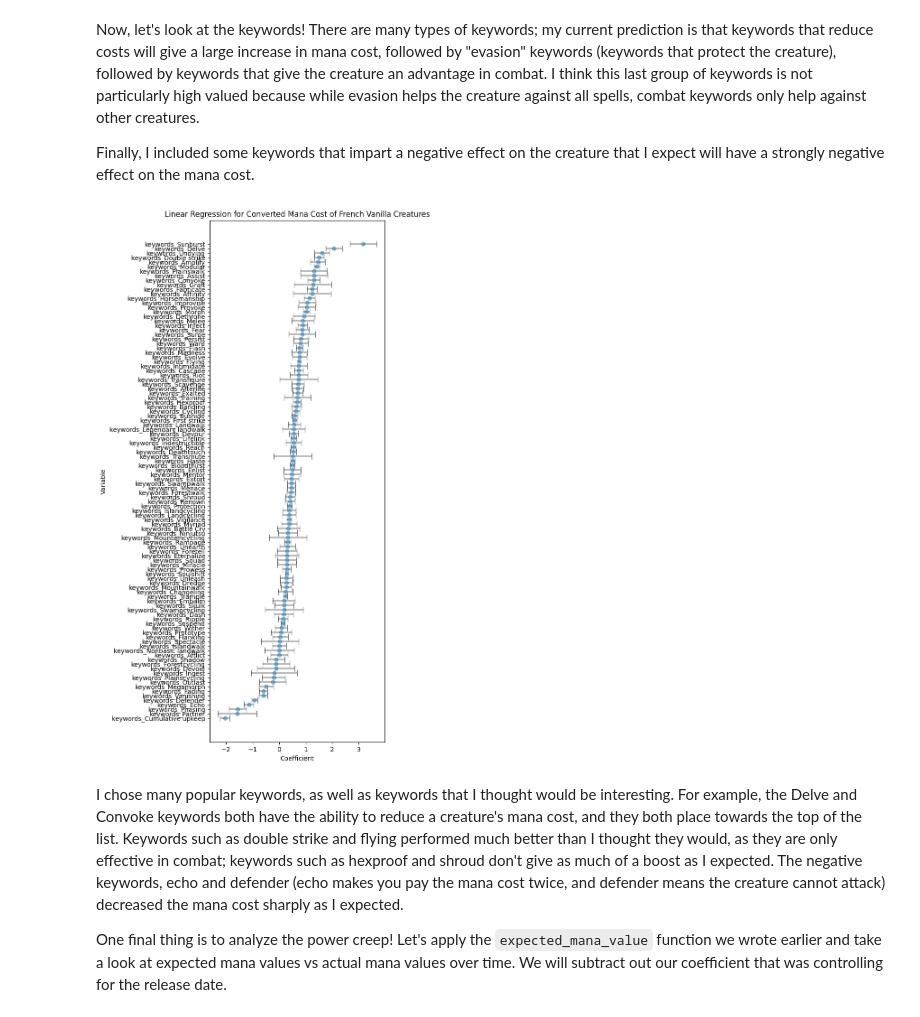
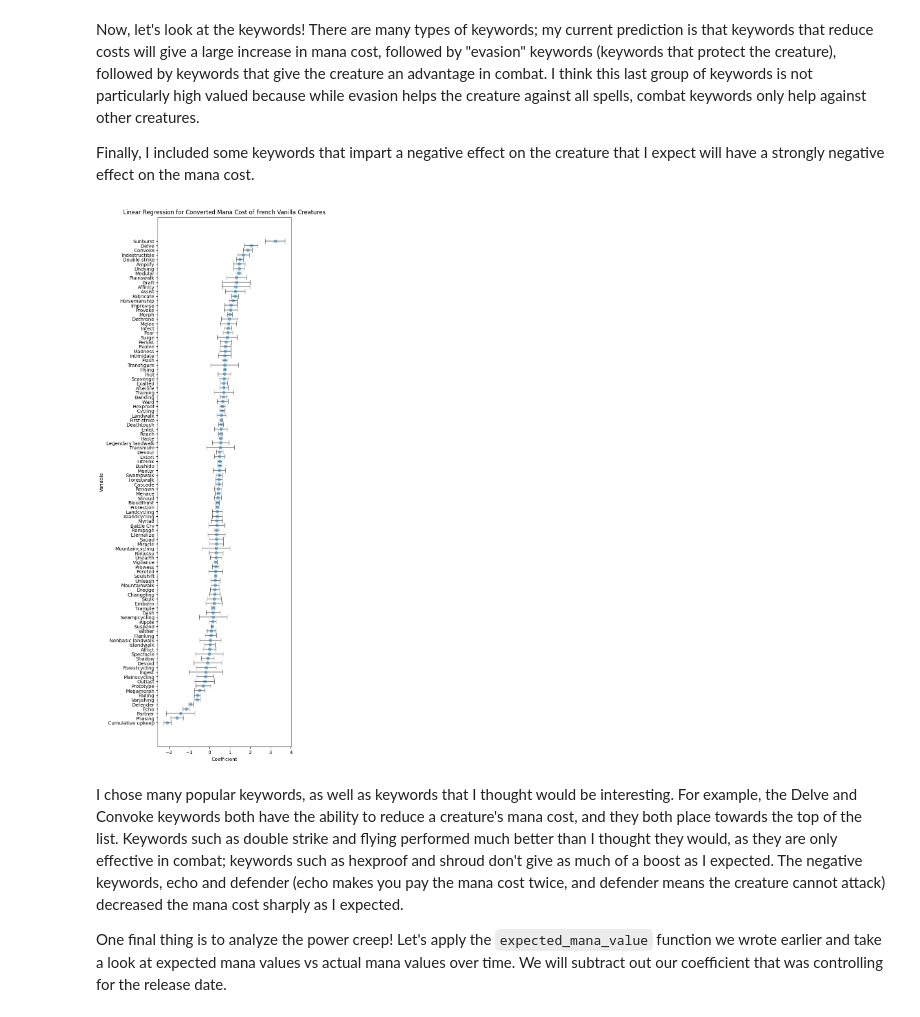
Before and after one commit to Innoviox/mtg-analyzer, a Jupyter notebook: mtganalyzer.ipynb, the cells around one changed output. Cells and saved outputs as stored; diff of their text form; code cells hidden in the pictures.

```diff
--- a/mtganalyzer.ipynb
+++ b/mtganalyzer.ipynb
@@ -486,7 +481,10 @@ Name: ability_text, dtype: object
+# %%
+fv_one_hot_df[fv_one_hot_df['name'].str.contains("Konda, ")]['ability_text']
+fv_one_hot_df = fv_one_hot_df[~fv_one_hot_df['name'].str.contains("Impervious Greatwurm")]
 # %% [markdown]
 Let's run the regression! I'm going to handpick some keywords to show off. I predict similar things to the vanilla dataframe for the other variables, but we'll regress on them too.
 # %%
-X = fv_one_hot_df.drop(columns=['name', 'cmc', 'ability_text'])
+X = fv_one_hot_df.drop(columns=['name', 'cmc', 'ability_text', 'rarity_common'])
 X = sm.add_constant(X)
 y = fv_one_hot_df['cmc']
 
@@ -638,18 +636,18 @@ Now, let's look at the keywords! There are many types of keywords; my current pr
 
 Finally, I included some keywords that impart a negative effect on the creature that I expect will have a strongly negative effect on the mana cost.
 # %%
-plt.figure(figsize=(5, 15))
+plt.figure(figsize=(5, 20))
 plt.errorbar([model.params[i] for i in keyword_indices],
-             [X.columns[i] for i in keyword_indices],
+             [X.columns[i].replace("keywords_", "") for i in keyword_indices],
              xerr=[model.bse[i] for i in keyword_indices],
 #              color=[colors[groupings_reversed[X.columns[i]]] for i in keyword_indices], )
              alpha=0.5, fmt='o', ecolor='black', capsize=5)
 plt.xlabel("Coefficient")
 plt.ylabel("Variable")
 plt.title("Linear Regression for Converted Mana Cost of French Vanilla Creatures")
 plt.show()
 # %% [output]
-[figure, old version]
+[figure, new version]
 # %% [markdown]
 I chose many popular keywords, as well as keywords that I thought would be interesting. For example, the Delve and Convoke keywords both have the ability to reduce a creature's mana cost, and they both place towards the top of the list. Keywords such as double strike and flying performed much better than I thought they would, as they are only effective in combat; keywords such as hexproof and shroud don't give as much of a boost as I expected. The negative keywords, echo and defender (echo makes you pay the mana cost twice, and defender means the creature cannot attack) decreased the mana cost sharply as I expected.
 
```
Also changed, not shown: parts of 12 cells of this notebook, 1 other file.
